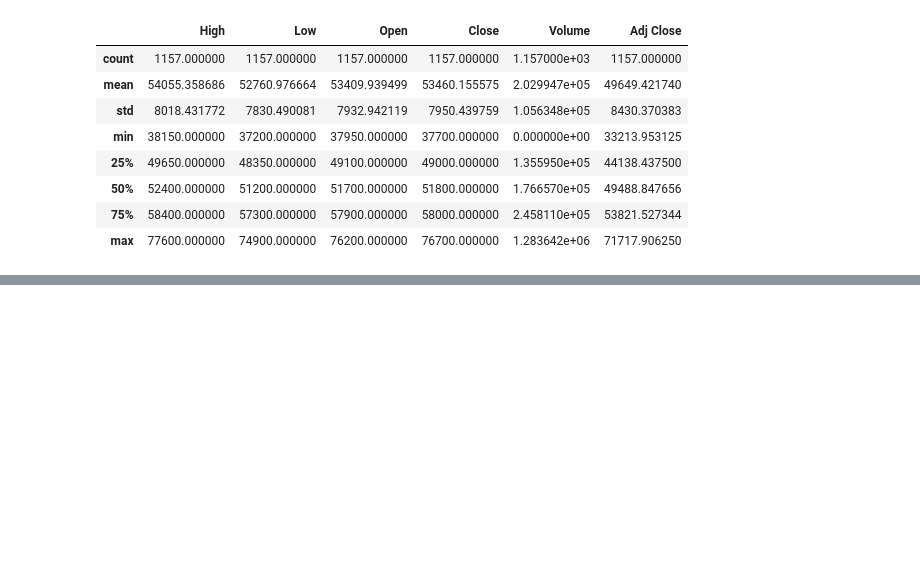
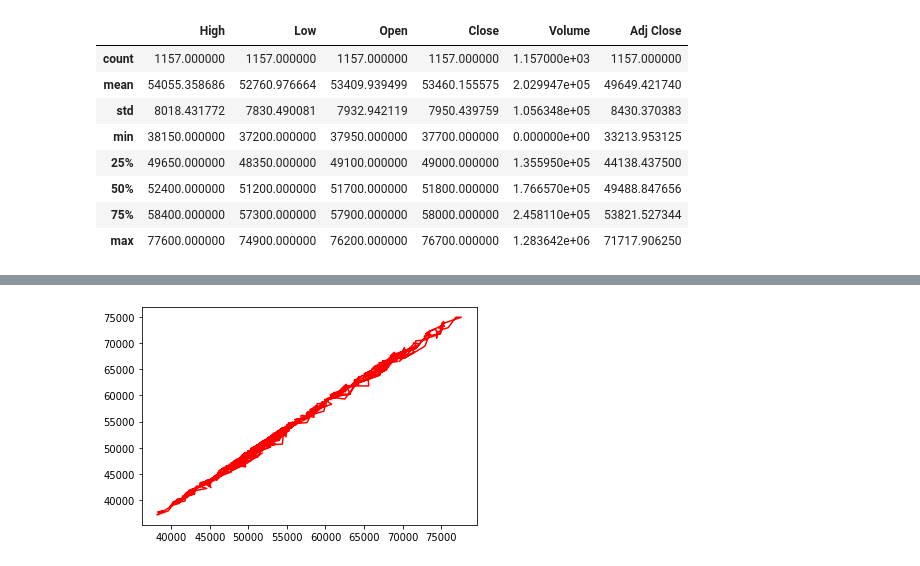
Before and after one commit to krishdb38/Data_Analysis, a Jupyter notebook: Share Analysis.ipynb, the cells around one changed output, grey strips where cells are left out. Drawn from its saved outputs; the diff is of its cells as text; code cells hidden in the pictures; blank space fills up the shorter version.

```diff
--- a/Share Analysis.ipynb
+++ b/Share Analysis.ipynb
@@ -62,0 +55,5 @@ Name: Volume, Length: 1157, dtype: bool
+# %%
+plt.plot(greater_one["High"],greater_one["Low"],"r")
+plt.show()
+# %% [output]
+[figure, added]
```
Also changed, not shown: parts of 5 cells of this notebook, 6 other files.
